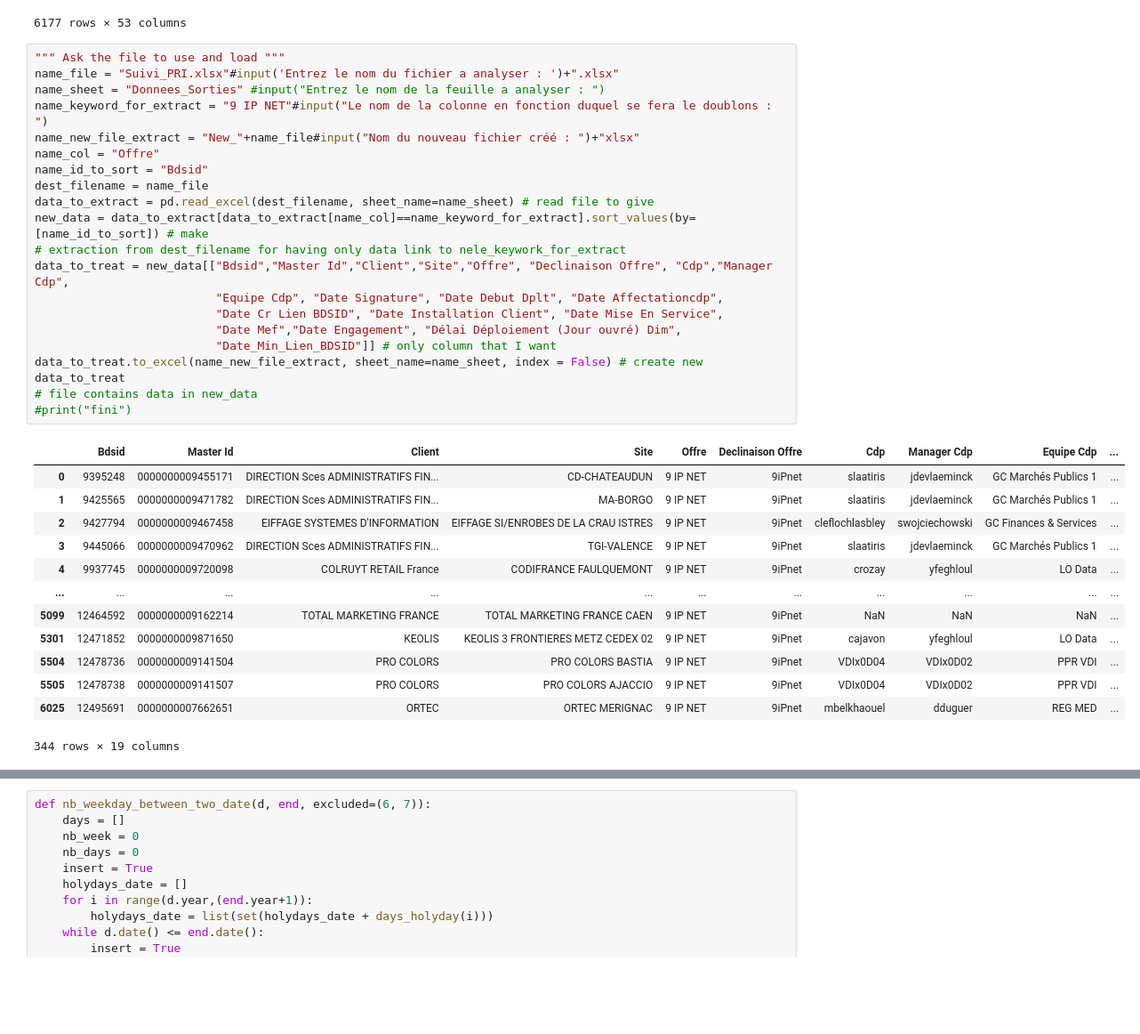
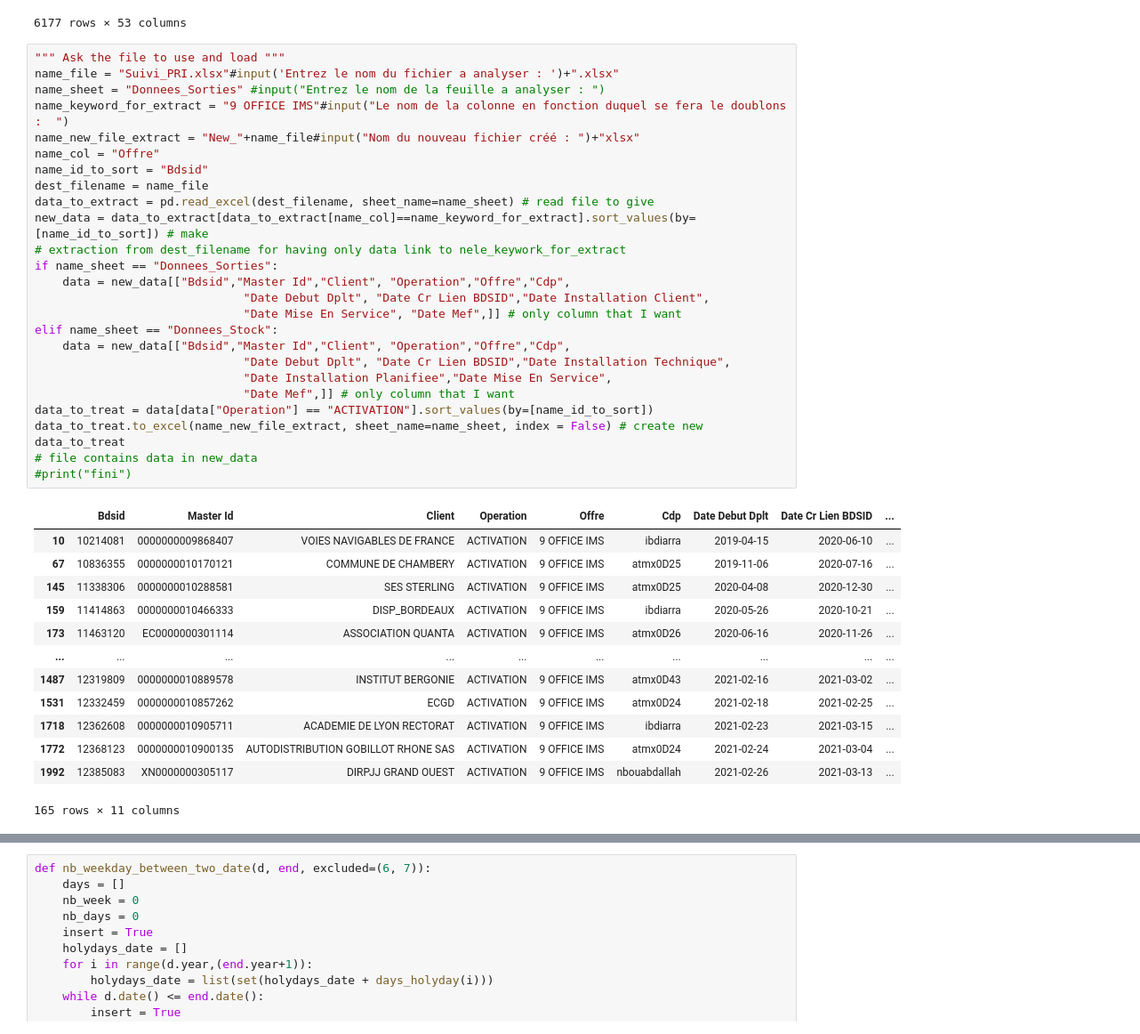
Before and after one commit to amouhite-dev/Dataviz, a Jupyter notebook: Extraction.ipynb, the cells around one changed output, grey strips where cells are left out. Shown at 89% size. Cells and saved outputs as stored; diff of their text form; blank space fills up the shorter version.

```diff
--- a/Extraction.ipynb
+++ b/Extraction.ipynb
@@ -24,38 +25,43 @@ data_to_extract
 # %%
 """ Ask the file to use and load """
 name_file = "Suivi_PRI.xlsx"#input('Entrez le nom du fichier a analyser : ')+".xlsx"
 name_sheet = "Donnees_Sorties" #input("Entrez le nom de la feuille a analyser : ")
-name_keyword_for_extract = "9 IP NET"#input("Le nom de la colonne en fonction duquel se fera le doublons :  ")
+name_keyword_for_extract = "9 OFFICE IMS"#input("Le nom de la colonne en fonction duquel se fera le doublons :  ")
 name_new_file_extract = "New_"+name_file#input("Nom du nouveau fichier créé : ")+"xlsx"
 name_col = "Offre"
 name_id_to_sort = "Bdsid"
 dest_filename = name_file
 data_to_extract = pd.read_excel(dest_filename, sheet_name=name_sheet) # read file to give
 new_data = data_to_extract[data_to_extract[name_col]==name_keyword_for_extract].sort_values(by=[name_id_to_sort]) # make
 # extraction from dest_filename for having only data link to nele_keywork_for_extract
-data_to_treat = new_data[["Bdsid","Master Id","Client","Site","Offre", "Declinaison Offre", "Cdp","Manager Cdp",
-                          "Equipe Cdp", "Date Signature", "Date Debut Dplt", "Date Affectationcdp",
-                          "Date Cr Lien BDSID", "Date Installation Client", "Date Mise En Service",
-                          "Date Mef","Date Engagement", "Délai Déploiement (Jour ouvré) Dim",
-                          "Date_Min_Lien_BDSID"]] # only column that I want
+if name_sheet == "Donnees_Sorties":
+    data = new_data[["Bdsid","Master Id","Client", "Operation","Offre","Cdp",
+                              "Date Debut Dplt", "Date Cr Lien BDSID","Date Installation Client",
+                              "Date Mise En Service", "Date Mef",]] # only column that I want
+elif name_sheet == "Donnees_Stock":
+    data = new_data[["Bdsid","Master Id","Client", "Operation","Offre","Cdp",
+                              "Date Debut Dplt", "Date Cr Lien BDSID","Date Installation Technique",
+                              "Date Installation Planifiee","Date Mise En Service",
+                              "Date Mef",]] # only column that I want
+data_to_treat = data[data["Operation"] == "ACTIVATION"].sort_values(by=[name_id_to_sort])
 data_to_treat.to_excel(name_new_file_extract, sheet_name=name_sheet, index = False) # create new
 data_to_treat
 # file contains data in new_data
 #print("fini")
 # %% [output]
-|  | Bdsid | Master Id | Client | Site | Offre | Declinaison Offre | Cdp | Manager Cdp | Equipe Cdp | ... |
-| 0 | 9395248 | 0000000009455171 | DIRECTION Sces ADMINISTRATIFS FIN... | CD-CHATEAUDUN | 9 IP NET | 9iPnet | slaatiris | jdevlaeminck | GC Marchés Publics 1 | ... |
-| 1 | 9425565 | 0000000009471782 | DIRECTION Sces ADMINISTRATIFS FIN... | MA-BORGO | 9 IP NET | 9iPnet | slaatiris | jdevlaeminck | GC Marchés Publics 1 | ... |
-| 2 | 9427794 | 0000000009467458 | EIFFAGE SYSTEMES D'INFORMATION | EIFFAGE SI/ENROBES DE LA CRAU ISTRES | 9 IP NET | 9iPnet | cleflochlasbley | swojciechowski | GC Finances & Services | ... |
-| 3 | 9445066 | 0000000009470962 | DIRECTION Sces ADMINISTRATIFS FIN... | TGI-VALENCE | 9 IP NET | 9iPnet | slaatiris | jdevlaeminck | GC Marchés Publics 1 | ... |
-| 4 | 9937745 | 0000000009720098 | COLRUYT RETAIL France | CODIFRANCE FAULQUEMONT | 9 IP NET | 9iPnet | crozay | yfeghloul | LO Data | ... |
-| ... | ... | ... | ... | ... | ... | ... | ... | ... | ... | ... |
-| 5099 | 12464592 | 0000000009162214 | TOTAL MARKETING FRANCE | TOTAL MARKETING FRANCE CAEN | 9 IP NET | 9iPnet | NaN | NaN | NaN | ... |
-| 5301 | 12471852 | 0000000009871650 | KEOLIS | KEOLIS 3 FRONTIERES METZ CEDEX 02 | 9 IP NET | 9iPnet | cajavon | yfeghloul | LO Data | ... |
-| 5504 | 12478736 | 0000000009141504 | PRO COLORS | PRO COLORS BASTIA | 9 IP NET | 9iPnet | VDIx0D04 | VDIx0D02 | PPR VDI | ... |
-| 5505 | 12478738 | 0000000009141507 | PRO COLORS | PRO COLORS AJACCIO | 9 IP NET | 9iPnet | VDIx0D04 | VDIx0D02 | PPR VDI | ... |
-| 6025 | 12495691 | 0000000007662651 | ORTEC | ORTEC MERIGNAC | 9 IP NET | 9iPnet | mbelkhaouel | dduguer | REG MED | ... |
+|  | Bdsid | Master Id | Client | Operation | Offre | Cdp | Date Debut Dplt | Date Cr Lien BDSID | ... |
+| 10 | 10214081 | 0000000009868407 | VOIES NAVIGABLES DE FRANCE | ACTIVATION | 9 OFFICE IMS | ibdiarra | 2019-04-15 | 2020-06-10 | ... |
+| 67 | 10836355 | 0000000010170121 | COMMUNE DE CHAMBERY | ACTIVATION | 9 OFFICE IMS | atmx0D25 | 2019-11-06 | 2020-07-16 | ... |
+| 145 | 11338306 | 0000000010288581 | SES STERLING | ACTIVATION | 9 OFFICE IMS | atmx0D25 | 2020-04-08 | 2020-12-30 | ... |
+| 159 | 11414863 | 0000000010466333 | DISP_BORDEAUX | ACTIVATION | 9 OFFICE IMS | ibdiarra | 2020-05-26 | 2020-10-21 | ... |
+| 173 | 11463120 | EC0000000301114 | ASSOCIATION QUANTA | ACTIVATION | 9 OFFICE IMS | atmx0D26 | 2020-06-16 | 2020-11-26 | ... |
+| ... | ... | ... | ... | ... | ... | ... | ... | ... | ... |
+| 1487 | 12319809 | 0000000010889578 | INSTITUT BERGONIE | ACTIVATION | 9 OFFICE IMS | atmx0D43 | 2021-02-16 | 2021-03-02 | ... |
+| 1531 | 12332459 | 0000000010857262 | ECGD | ACTIVATION | 9 OFFICE IMS | atmx0D24 | 2021-02-18 | 2021-02-25 | ... |
+| 1718 | 12362608 | 0000000010905711 | ACADEMIE DE LYON RECTORAT | ACTIVATION | 9 OFFICE IMS | ibdiarra | 2021-02-23 | 2021-03-15 | ... |
+| 1772 | 12368123 | 0000000010900135 | AUTODISTRIBUTION GOBILLOT RHONE SAS | ACTIVATION | 9 OFFICE IMS | atmx0D24 | 2021-02-24 | 2021-03-04 | ... |
+| 1992 | 12385083 | XN0000000305117 | DIRPJJ GRAND OUEST | ACTIVATION | 9 OFFICE IMS | nbouabdallah | 2021-02-26 | 2021-03-13 | ... |
-344 rows × 19 columns
+165 rows × 11 columns
 # %%
 pd.read_excel('New_Suivi_PRI.xlsx')
 # %% [output]
```
Also changed, not shown: parts of 26 cells of this notebook.
